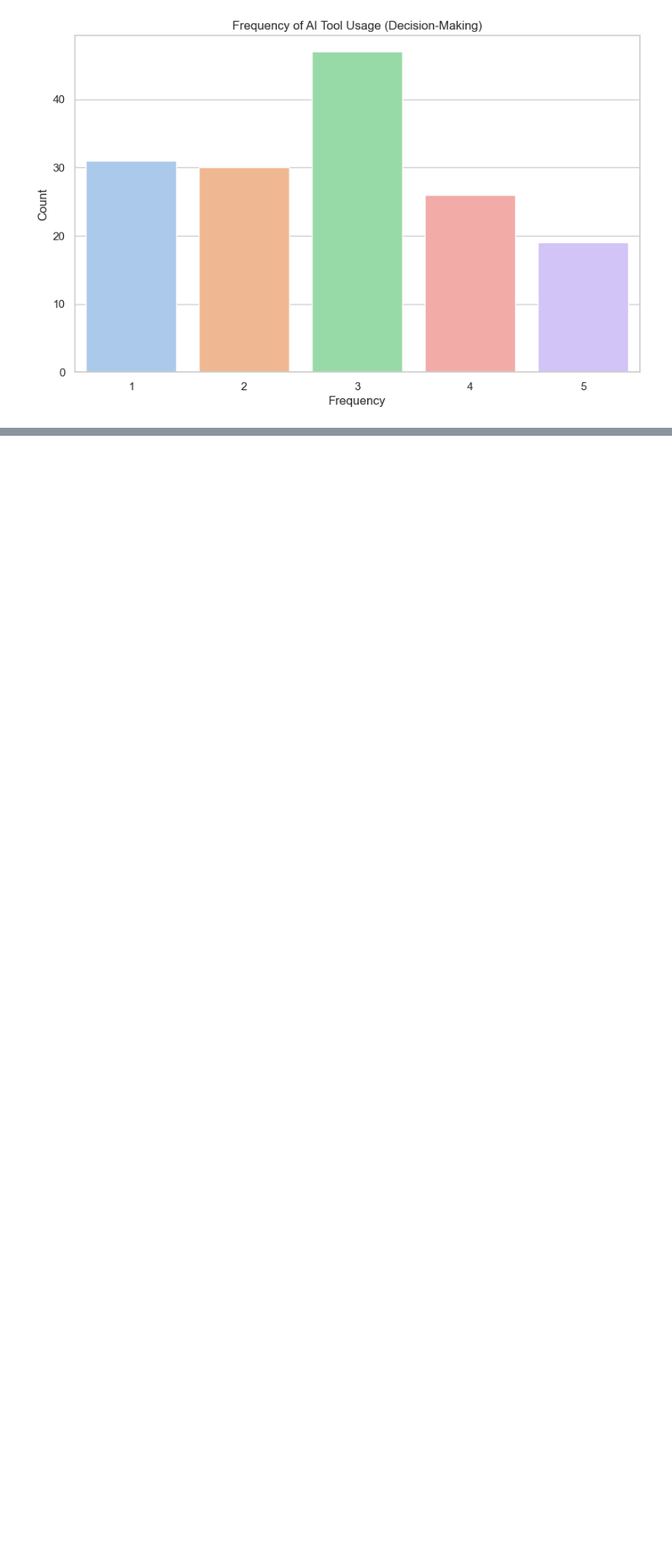
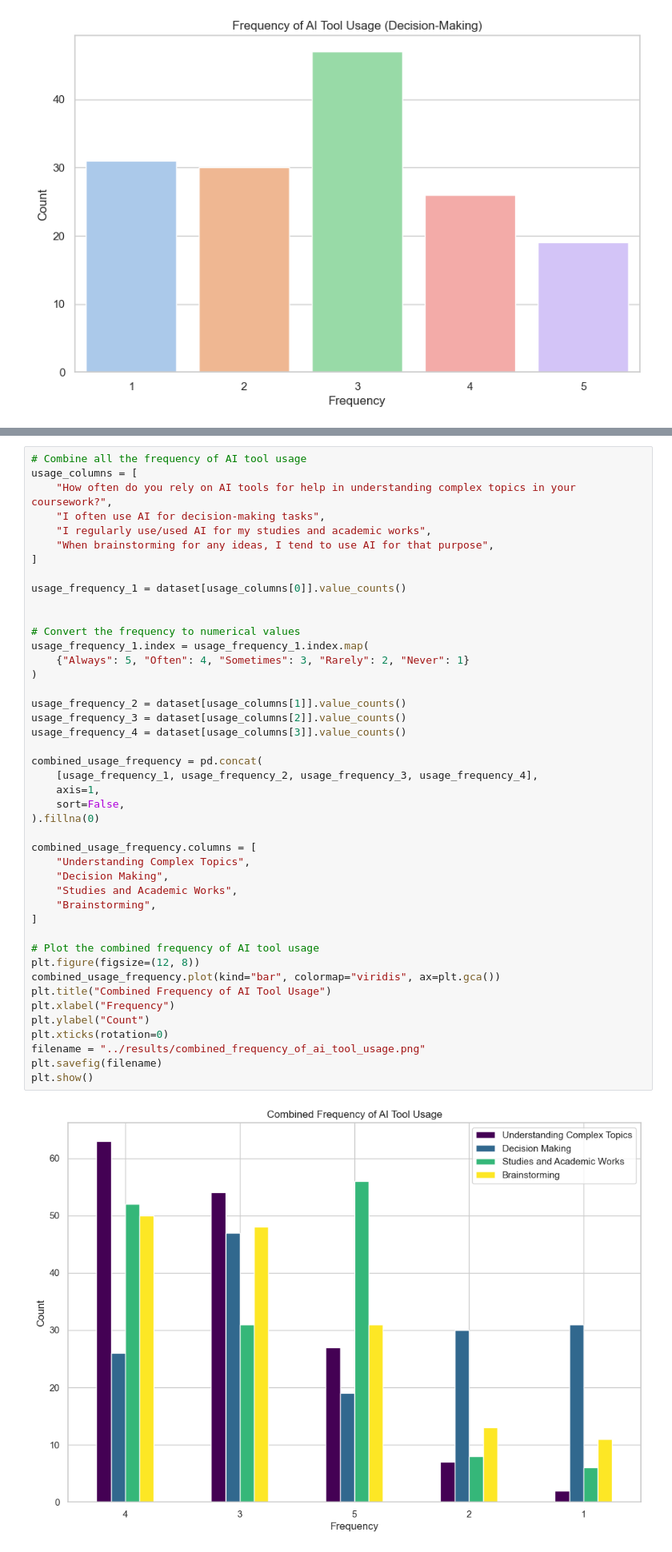
Before and after one commit to NotAlpha45/Survey-on-the-Impact-of-AI-Tools, a Jupyter notebook: code/dataset_exploration.ipynb, the cells around one changed output, grey strips where cells are left out. Shown: that part at 80% size. Drawn from its saved outputs; the diff is of its cells as text; blank space fills up the shorter version.

```diff
--- a/code/dataset_exploration.ipynb
+++ b/code/dataset_exploration.ipynb
@@ -256,0 +317,46 @@ plt.savefig(filename)
+# %%
+# Combine all the frequency of AI tool usage
+usage_columns = [
+    "How often do you rely on AI tools for help in understanding complex topics in your coursework?",
+    "I often use AI for decision-making tasks",
+    "I regularly use/used AI for my studies and academic works",
+    "When brainstorming for any ideas, I tend to use AI for that purpose",
+]
+
+usage_frequency_1 = dataset[usage_columns[0]].value_counts()
+
+
+# Convert the frequency to numerical values
+usage_frequency_1.index = usage_frequency_1.index.map(
+    {"Always": 5, "Often": 4, "Sometimes": 3, "Rarely": 2, "Never": 1}
+)
+
+usage_frequency_2 = dataset[usage_columns[1]].value_counts()
+usage_frequency_3 = dataset[usage_columns[2]].value_counts()
+usage_frequency_4 = dataset[usage_columns[3]].value_counts()
+
+combined_usage_frequency = pd.concat(
+    [usage_frequency_1, usage_frequency_2, usage_frequency_3, usage_frequency_4],
+    axis=1,
+    sort=False,
+).fillna(0)
+
+combined_usage_frequency.columns = [
+    "Understanding Complex Topics",
+    "Decision Making",
+    "Studies and Academic Works",
+    "Brainstorming",
+]
+
+# Plot the combined frequency of AI tool usage
+plt.figure(figsize=(12, 8))
+combined_usage_frequency.plot(kind="bar", colormap="viridis", ax=plt.gca())
+plt.title("Combined Frequency of AI Tool Usage")
+plt.xlabel("Frequency")
+plt.ylabel("Count")
+plt.xticks(rotation=0)
+filename = "../results/combined_frequency_of_ai_tool_usage.png"
+plt.savefig(filename)
+plt.show()
+# %% [output]
+[figure, added]
```
Also changed, not shown: parts of 18 cells of this notebook, 10 other files.
